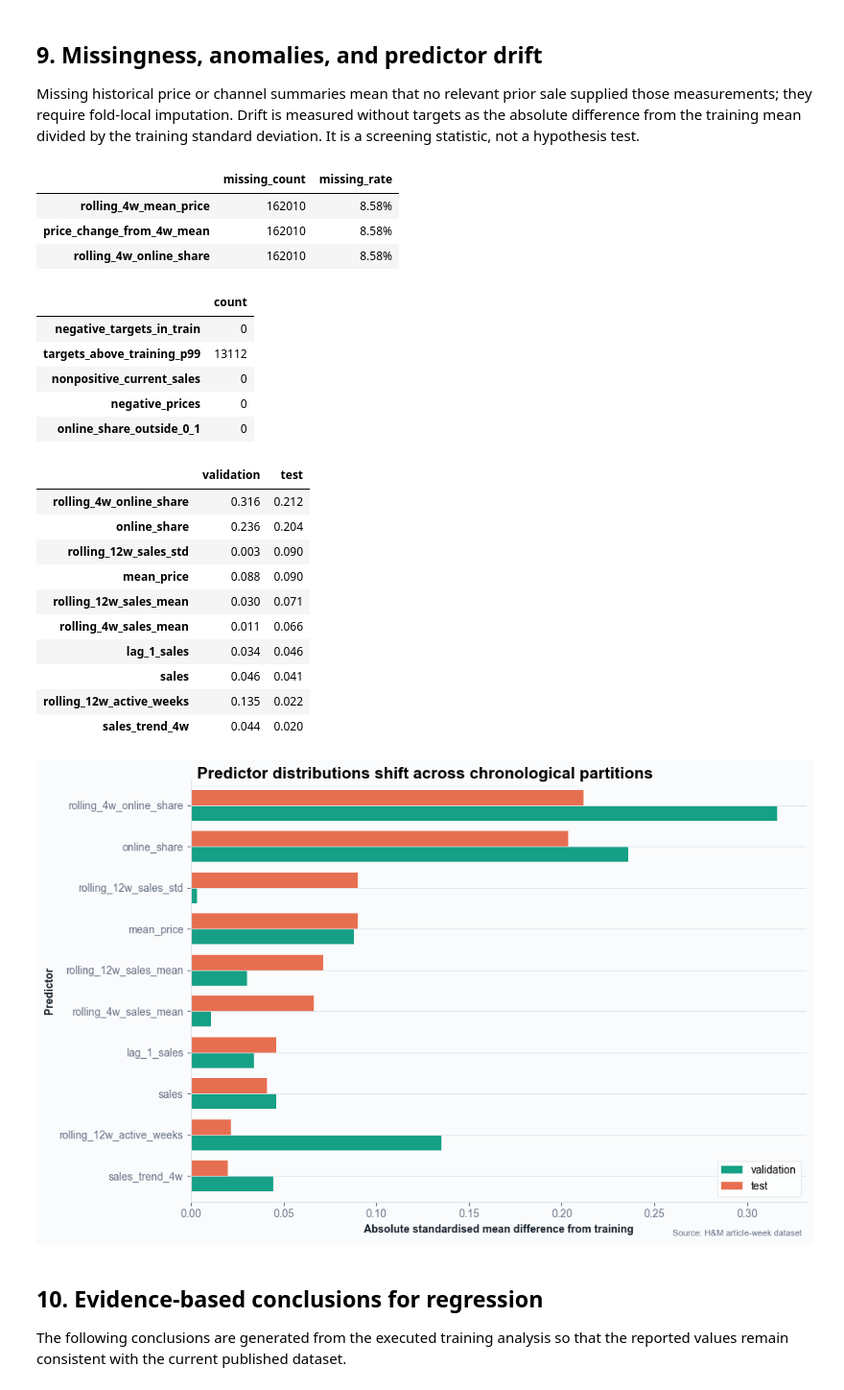
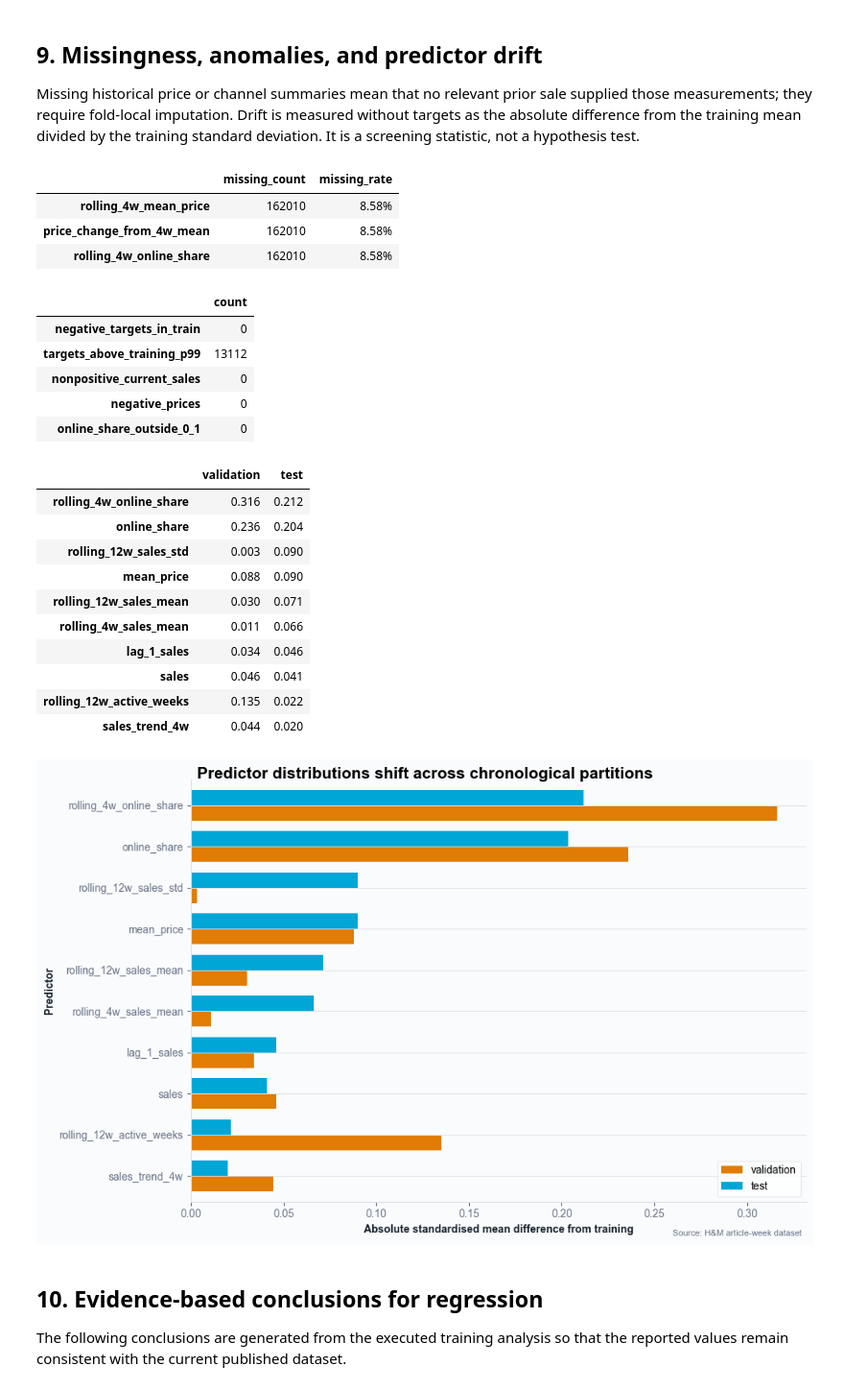
Before and after one commit to ML-ENI/fashion-demand-ml, a Jupyter notebook: notebooks/03_eda_regression.ipynb, the cells around one changed output. Shown at 96% size. Drawn from its saved outputs; the diff is of its cells as text; code cells hidden in the pictures.

Commit message:
Refine regression EDA color semantics

```diff
--- a/notebooks/03_eda_regression.ipynb
+++ b/notebooks/03_eda_regression.ipynb
@@ -16,6 +16,8 @@ import json
 import matplotlib.dates as mdates
 import matplotlib.pyplot as plt
 from matplotlib import font_manager
+from matplotlib.lines import Line2D
+from matplotlib.patches import FancyArrowPatch
 from matplotlib.ticker import PercentFormatter
 import numpy as np
 import pandas as pd
@@ -68,6 +70,7 @@ assert len(train) == summary["split_counts"]["train"]
 
 PAPER, INK, MUTED, GRID = "#FAFBFC", "#17212B", "#667085", "#DDE3EA"
 BLUE, TEAL, CORAL, GOLD, VIOLET = "#2F6BFF", "#16A085", "#E76F51", "#E9A23B", "#7357C8"
+SPLIT_COLORS = {"train": "#6F4EAF", "validation": "#E17C05", "test": "#00A6D6"}
 CATEGORY_PALETTE = [
     "#2F6BFF", "#00AA00", "#FF0011", "#FF00AA", "#775522",
     "#0099CC", "#884477", "#008866", "#DD7700", "#AA11DD",
@@ -145,9 +148,19 @@ weekly_current = data.groupby("week", sort=True)["sales"].sum()
 validation_start = data.loc[data["split"].eq("validation"), "week"].min()
 test_start = data.loc[data["split"].eq("test"), "week"].min()
 fig, ax = plt.subplots(figsize=(13, 5.5), layout="constrained")
-ax.plot(weekly_current.index, weekly_current.values, color=BLUE, linewidth=2)
-ax.axvline(validation_start, color=TEAL, linestyle="--", linewidth=1.5, label="Validation begins")
-ax.axvline(test_start, color=CORAL, linestyle="--", linewidth=1.5, label="Test begins")
+split_masks = {
+    "train": weekly_current.index < validation_start,
+    "validation": (weekly_current.index >= validation_start) & (weekly_current.index < test_start),
+    "test": weekly_current.index >= test_start,
+}
+for split, mask in split_masks.items():
+    split_series = weekly_current.loc[mask]
+    ax.plot(
+        split_series.index, split_series.values, color=SPLIT_COLORS[split],
+        linewidth=2, label=split.title(),
+    )
+ax.axvline(validation_start, color=SPLIT_COLORS["validation"], linestyle="--", linewidth=1.3)
+ax.axvline(test_start, color=SPLIT_COLORS["test"], linestyle="--", linewidth=1.3)
 ax.xaxis.set_major_locator(mdates.MonthLocator(interval=3))
 ax.xaxis.set_major_formatter(mdates.DateFormatter("%m/%Y"))
 style_axis(ax, "Current week", "Recorded units")
@@ -553,35 +621,37 @@ drift = pd.DataFrame({
 }).sort_values("test", ascending=False)
 display(drift.round(3))
 fig, ax = plt.subplots(figsize=(10, 6), layout="constrained")
-drift.sort_values("test").plot.barh(color=[TEAL, CORAL], width=.75, ax=ax)
+drift.sort_values("test").plot.barh(
+    color=[SPLIT_COLORS[split] for split in drift.columns], width=.75, ax=ax,
+)
 style_axis(ax, "Absolute standardised mean difference from training", "Predictor")
 legend = ax.legend(frameon=True, fancybox=True, facecolor="white", edgecolor=GRID)
 legend.get_frame().set_linewidth(.8)
 finish_figure(fig, "Predictor distributions shift across chronological partitions")
 plt.show()
 # %% [output]
 |  | missing_count | missing_rate |
 | rolling_4w_mean_price | 162010 | 8.58% |
 | price_change_from_4w_mean | 162010 | 8.58% |
 | rolling_4w_online_share | 162010 | 8.58% |
 |  | count |
 | negative_targets_in_train | 0 |
 | targets_above_training_p99 | 13112 |
 | nonpositive_current_sales | 0 |
 | negative_prices | 0 |
 | online_share_outside_0_1 | 0 |
 |  | validation | test |
 | rolling_4w_online_share | 0.316 | 0.212 |
 | online_share | 0.236 | 0.204 |
 | rolling_12w_sales_std | 0.003 | 0.090 |
 | mean_price | 0.088 | 0.090 |
 | rolling_12w_sales_mean | 0.030 | 0.071 |
 | rolling_4w_sales_mean | 0.011 | 0.066 |
 | lag_1_sales | 0.034 | 0.046 |
 | sales | 0.046 | 0.041 |
 | rolling_12w_active_weeks | 0.135 | 0.022 |
 | sales_trend_4w | 0.044 | 0.020 |
-[figure, old version]
+[figure, new version]
 # %% [markdown]
 ## 10. Evidence-based conclusions for regression
 
```
Also changed, not shown: parts of 3 cells of this notebook, 1 other file.
